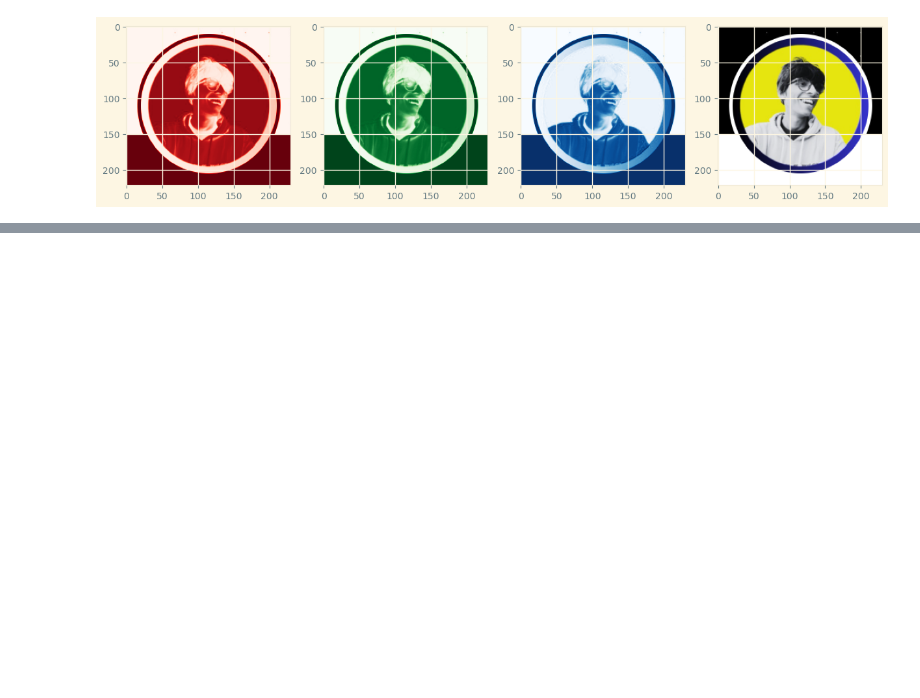
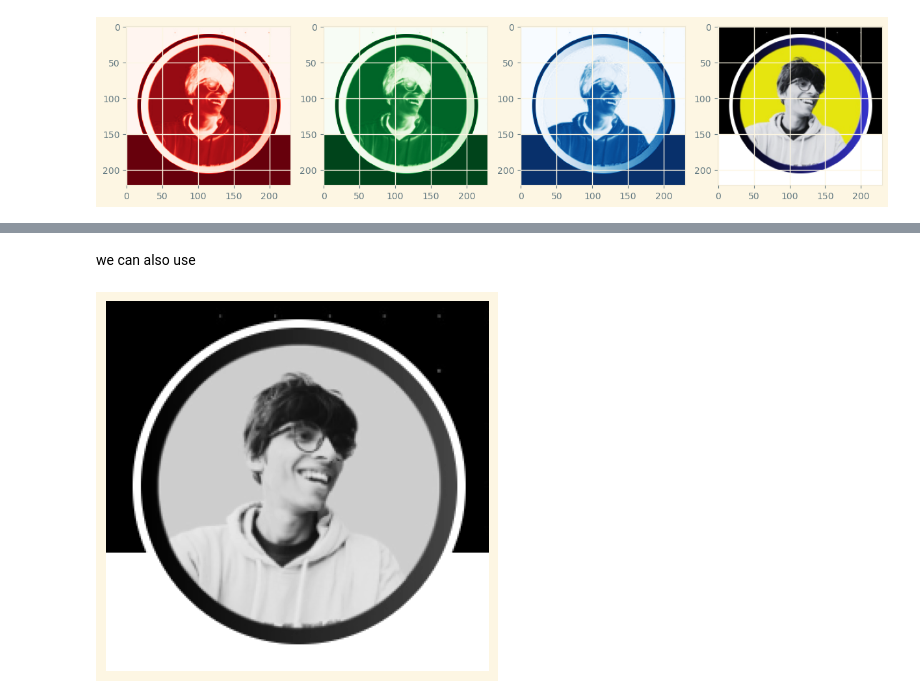
Before and after one commit to Sameershrinath/5th_sem, a Jupyter notebook: PYTHON/Image_processing/OpenCV.ipynb, the cells around one changed output, grey strips where cells are left out. Cells and saved outputs as stored; diff of their text form; code cells hidden in the pictures; blank space fills up the shorter version.

```diff
--- a/PYTHON/Image_processing/OpenCV.ipynb
+++ b/PYTHON/Image_processing/OpenCV.ipynb
@@ -123,0 +124,8 @@ plt.show()
+# %% [markdown]
+we can also use
+# %%
+plt.imshow(cv2_image_grey, cmap='gray')
+plt.axis('off')
+plt.show()
+# %% [output]
+[figure, added]
```
Also changed, not shown: parts of 1 cell of this notebook.
